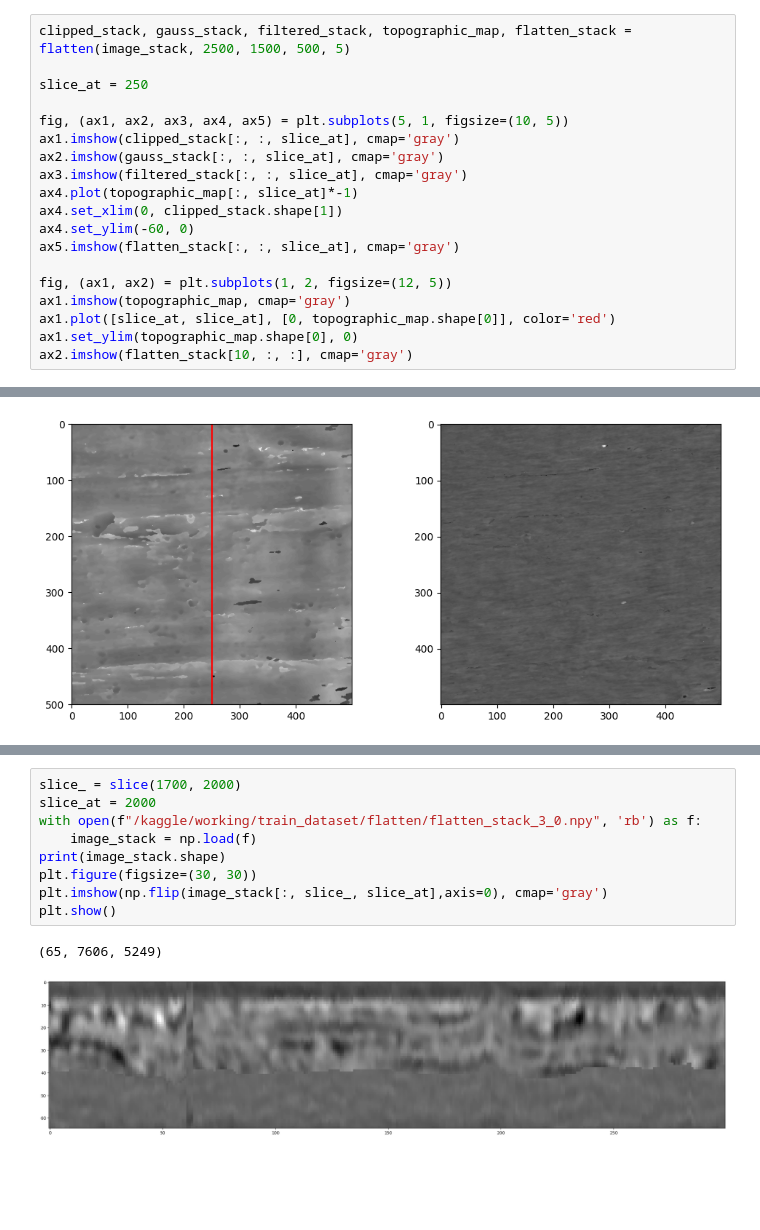
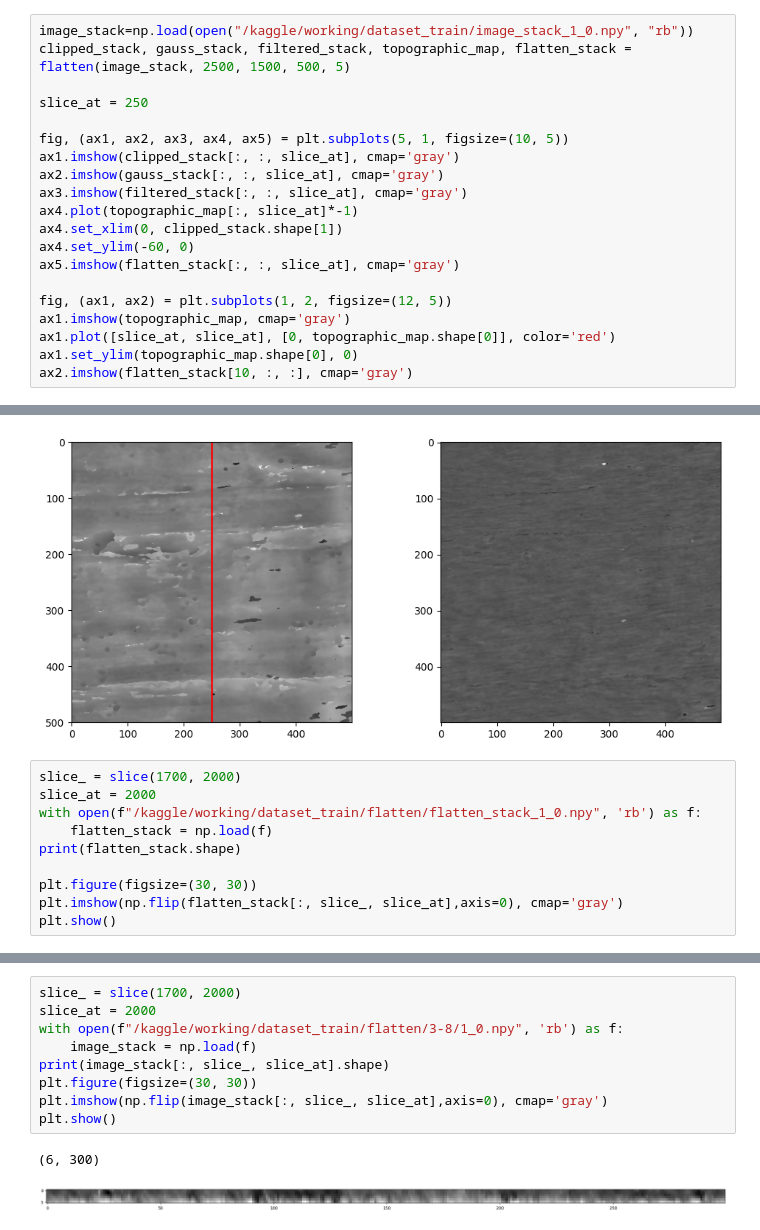
Before and after one commit to welshonionman/kaggle_vesuvius-challenge-ink-detection, a Jupyter notebook: working/notebook/preprocess/flattening.ipynb, the cells around one changed output, grey strips where cells are left out. Cells and saved outputs as stored; diff of their text form; blank space fills up the shorter version.

```diff
--- a/working/notebook/preprocess/flattening.ipynb
+++ b/working/notebook/preprocess/flattening.ipynb
@@ -51,4 +62,5 @@ TypeError: extract_layers() missing 1 required positional argument: 'prefix'
 # %%
+image_stack=np.load(open("/kaggle/working/dataset_train/image_stack_1_0.npy", "rb"))
 clipped_stack, gauss_stack, filtered_stack, topographic_map, flatten_stack = flatten(image_stack, 2500, 1500, 500, 5)
 
 slice_at = 250
@@ -71,3 +83,13 @@ ax2.imshow(flatten_stack[10, :, :], cmap='gray')
 <matplotlib.image.AxesImage at 0x...>
 [figure]
 [figure]
+# %%
+slice_ = slice(1700, 2000)
+slice_at = 2000
+with open(f"/kaggle/working/dataset_train/flatten/flatten_stack_1_0.npy", 'rb') as f:
+    flatten_stack = np.load(f)
+print(flatten_stack.shape)
+
+plt.figure(figsize=(30, 30))
+plt.imshow(np.flip(flatten_stack[:, slice_, slice_at],axis=0), cmap='gray')
+plt.show()
@@ -74,12 +107,12 @@ ax2.imshow(flatten_stack[10, :, :], cmap='gray')
 # %%
 slice_ = slice(1700, 2000)
 slice_at = 2000
-with open(f"/kaggle/working/train_dataset/flatten/flatten_stack_3_0.npy", 'rb') as f:
+with open(f"/kaggle/working/dataset_train/flatten/3-8/1_0.npy", 'rb') as f:
     image_stack = np.load(f)
-print(image_stack.shape)
+print(image_stack[:, slice_, slice_at].shape)
 plt.figure(figsize=(30, 30))
 plt.imshow(np.flip(image_stack[:, slice_, slice_at],axis=0), cmap='gray')
 plt.show()
 # %% [output]
-(65, 7606, 5249)
+(6, 300)
-[figure, old version]
+[figure, new version]
```
Also changed, not shown: parts of 6 cells of this notebook, 2 other files.
